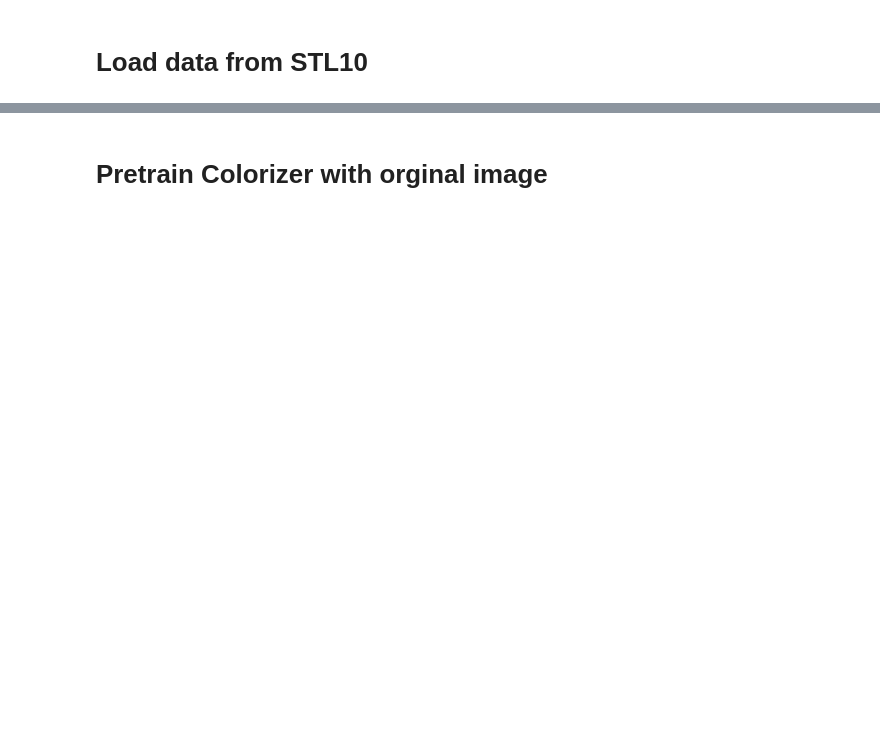
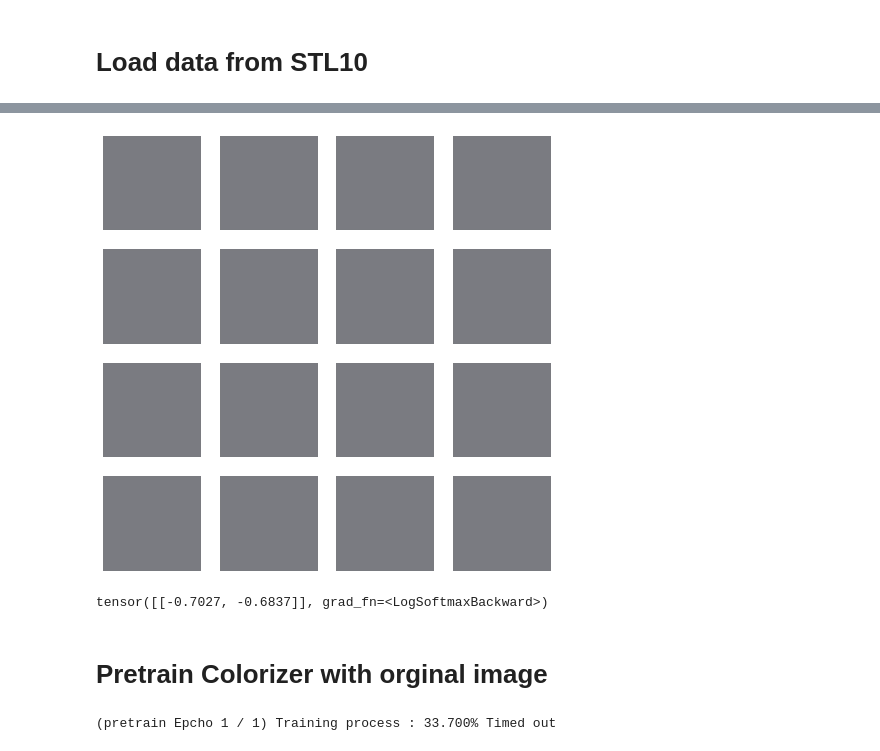
Before and after one commit to TerenceNg03/Colorizer, a Jupyter notebook: Train.ipynb, the cells around one changed output, grey strips where cells are left out. Cells and saved outputs as stored; diff of their text form; code cells hidden in the pictures; blank space fills up the shorter version.

Commit message:
Finish model and pretrain code

```diff
--- a/Train.ipynb
+++ b/Train.ipynb
@@ -46,2 +43,23 @@ for i in range(n):
+# %%
+from model import Colorizer, Discriminator
+mG = Colorizer()
+mD = Discriminator()
+
+visulize(n, dataset_subset, lambda x: mG(T(x).unsqueeze(0))[0])
+# %% [output]
+[figure, added]
+# %%
+example = dataset.__getitem__(0)[0]
+example = mG(T(example).unsqueeze(0))
+print(mD(example))
+# %% [output]
+tensor([[-0.7027, -0.6837]], grad_fn=<LogSoftmaxBackward>)
 # %% [markdown]
 # Pretrain Colorizer with orginal image
+# %%
+from Trainer import Trainer
+
+tr = Trainer(mG, mD, dataset)
+tr.pretrain(1, timeout = 1000)
+# %% [output]
+(pretrain Epcho 1 / 1) Training process : 33.700% Timed out
```
Also changed, not shown: parts of 8 cells of this notebook, 6 other files.
